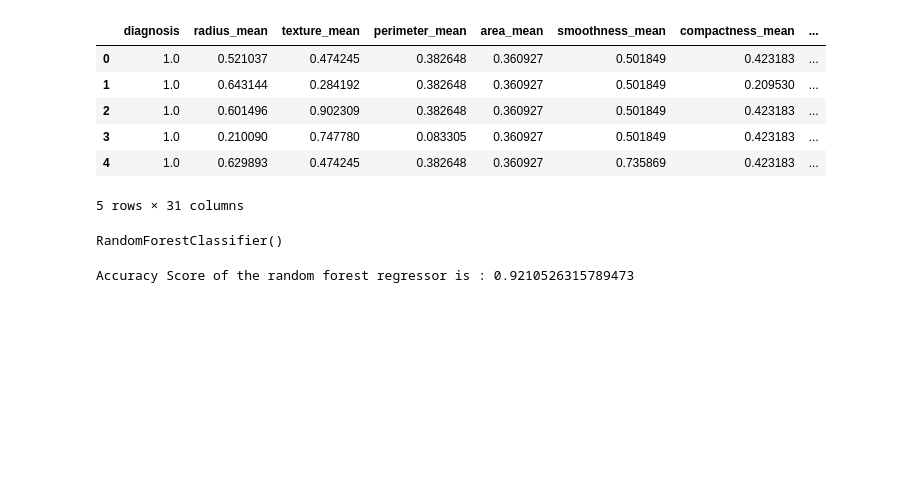
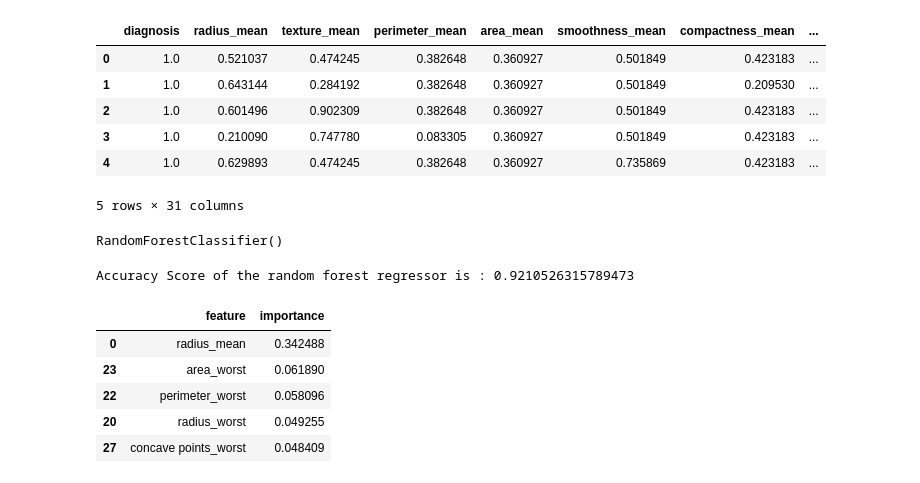
Before and after one commit to Tilda98/Causal_Inference, a Jupyter notebook: notebooks/eda.ipynb, the cells around one changed output. Drawn from its saved outputs; the diff is of its cells as text; code cells hidden in the pictures; blank space fills up the shorter version.

```diff
--- a/notebooks/eda.ipynb
+++ b/notebooks/eda.ipynb
@@ -331,3 +331,19 @@ y_pred = classifier.predict(X_test)
 print ('Accuracy Score of the random forest regressor is :',accuracy_score(y_test, y_pred))
 # %% [output]
 Accuracy Score of the random forest regressor is : 0.9210526315789473
+# %%
+# Checking feature importance
+importances = classifier.feature_importances_
+labels = X.columns
+feature_data = pd.DataFrame(list(zip(labels, importances)), columns=["feature", "importance"])
+feature_data = feature_data.sort_values(by='importance', ascending=False, )
+significant_features_data = feature_data.head(10)
+significant_features_data.shape
+significant_features_data.head()
+# %% [output]
+|  | feature | importance |
+| 0 | radius_mean | 0.342488 |
+| 23 | area_worst | 0.061890 |
+| 22 | perimeter_worst | 0.058096 |
+| 20 | radius_worst | 0.049255 |
+| 27 | concave points_worst | 0.048409 |
```
Also changed, not shown: parts of 5 cells of this notebook, 1 other file.
